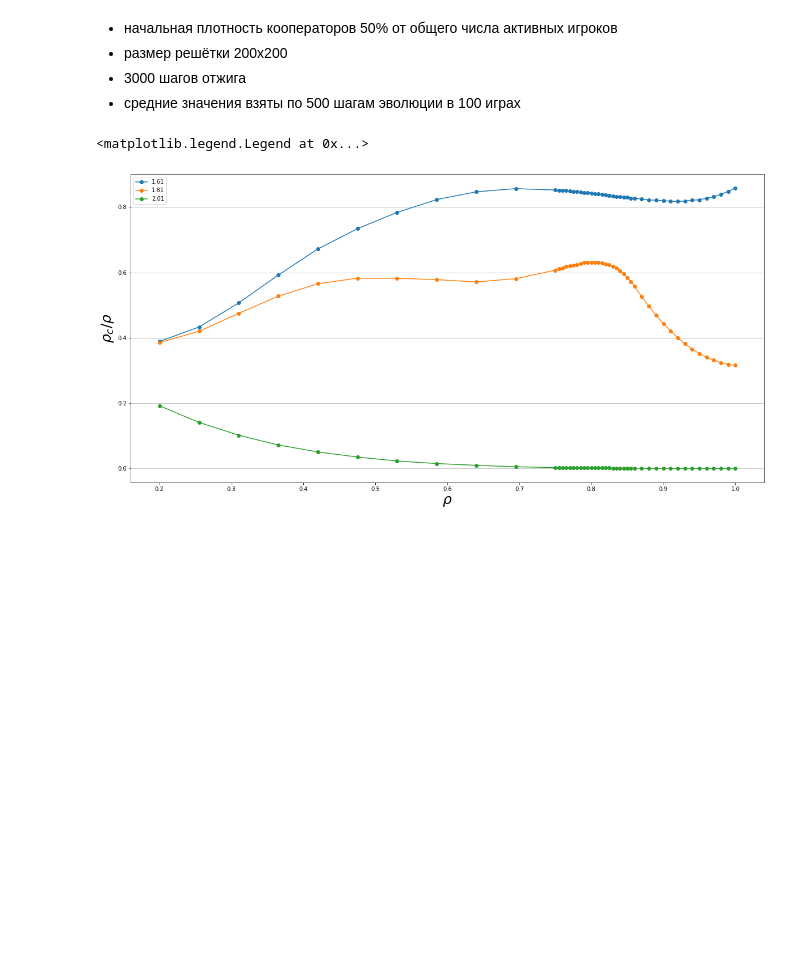
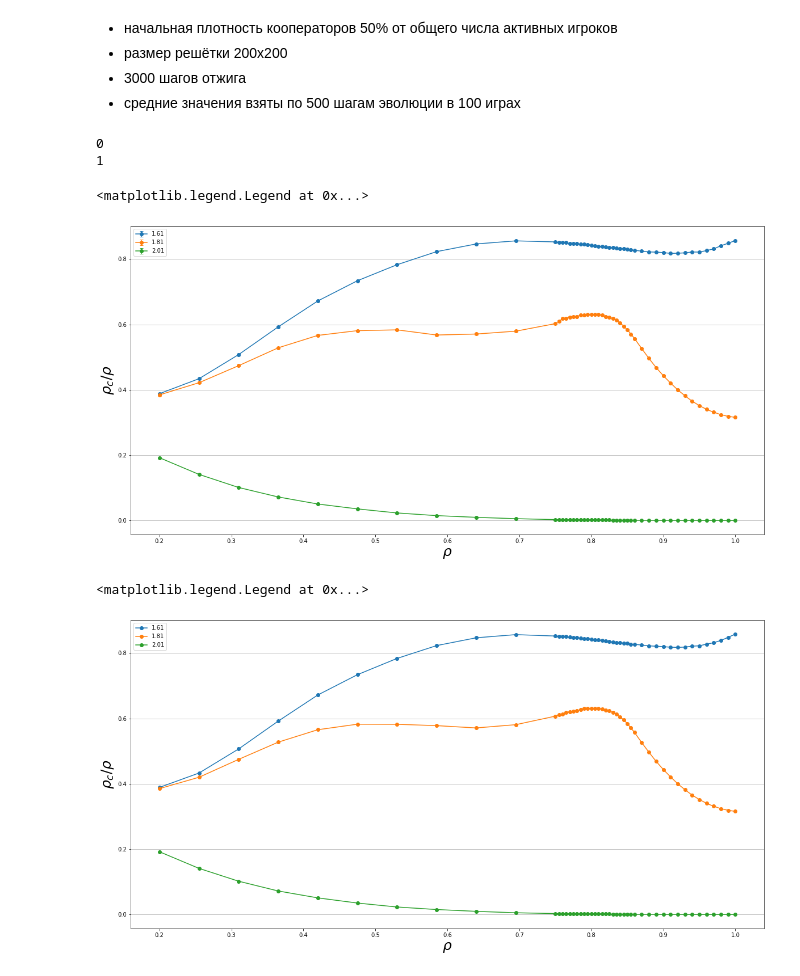
Before and after one commit to bu147/spatial-games-square-grid, a Jupyter notebook: 1.4-1.8.ipynb, the cells around one changed output. Saved outputs shown, nothing was run; the diff lists cells and outputs as text; code cells hidden in the pictures; blank space fills up the shorter version.

```diff
--- a/1.4-1.8.ipynb
+++ b/1.4-1.8.ipynb
@@ -69,5 +68,16 @@ def total_density(size, coop_percentage, off_percentage, seeds, burnin, evol, b)
     return aver_all
-# %%
-ds=np.zeros((len(bs),len(offp)))
-for i in range(len(bs)):
-    ds[i]=total_density(size=L, coop_percentage=cp, off_percentage=offp, seeds=seeds, burnin=burnin1, evol=evol1, b=bs[i])
+# %%
+den0 = np.zeros((len(seeds), len(offp)))
+for i in range(len(seeds)):
+    den0[i] = total_density(size=L, coop_percentage=cp, off_percentage=offp, seed=seeds[i], burnin=burnin1, evol=evol1, b=bs[0])
+print('0')
+den1 = np.zeros((len(seeds), len(offp)))
+for i in range(len(seeds)):
+    den1[i] = total_density(size=L, coop_percentage=cp, off_percentage=offp, seed=seeds[i], burnin=burnin1, evol=evol1, b=bs[1])
+print('1')
+den2 = np.zeros((len(seeds), len(offp)))
+for i in range(len(seeds)):
+    den2[i] = total_density(size=L, coop_percentage=cp, off_percentage=offp, seed=seeds[i], burnin=burnin1, evol=evol1, b=bs[2])
+# %% [output]
+0
+1
@@ -74,3 +100,16 @@ for i in range(len(bs)):
+# %%
+fig, ax = plt.subplots(1,1,figsize=(20,10))
+ax.grid(b=True,axis='y')
+
+ax.errorbar(1-offp*0.01, aver0, yerr=errs0, fmt='o-', capsize=3, label=bs[0])
+ax.errorbar(1-offp*0.01, aver1, yerr=errs1, fmt='o-', capsize=3, label=bs[1])
+ax.errorbar(1-offp*0.01, aver2, yerr=errs2, fmt='o-', capsize=3, label=bs[2])
+ax.set_xlabel('$%s$'%'\\rho',fontsize=25)
+ax.set_ylabel('$%s$'%'\\rho_c/\\rho',fontsize=25)
+ax.legend()
+# %% [output]
+<matplotlib.legend.Legend at 0x...>
+[figure, added]
 # %%
 fig,ax=plt.subplots(1,1,figsize=(20,10))
 ax.grid(b=True,axis='y')
```
Also changed, not shown: parts of 10 cells of this notebook.
